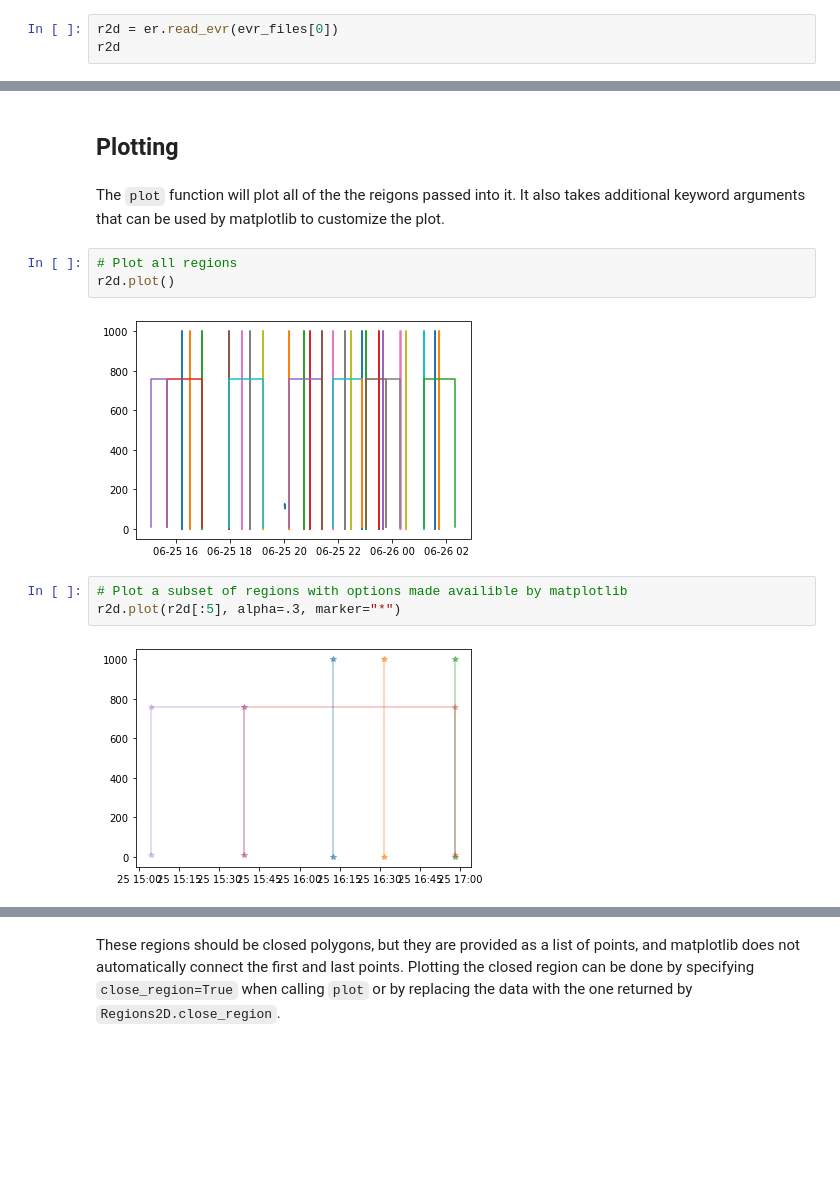
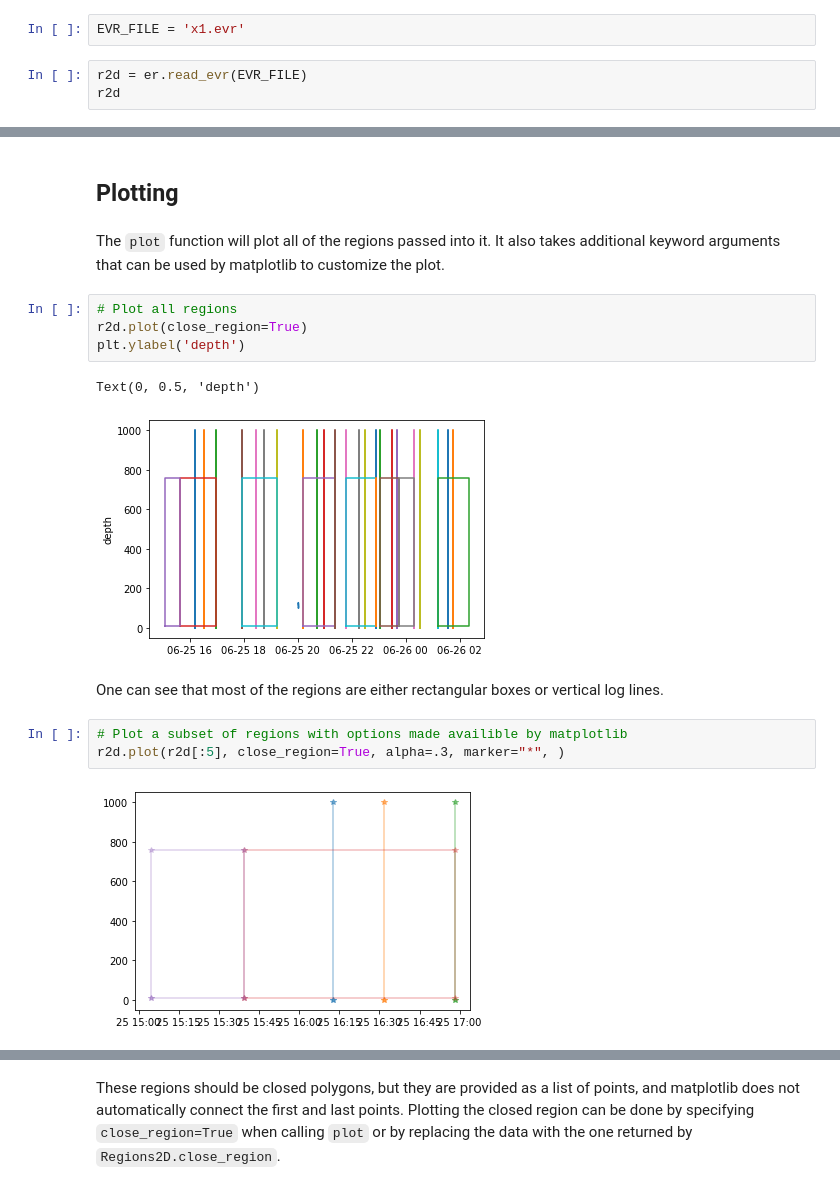
Before and after one commit to OSOceanAcoustics/echoregions, a Jupyter notebook: notebooks/Regions2D_functions.ipynb, the cells around one changed output, grey strips where cells are left out. Cells and saved outputs as stored; diff of their text form; blank space fills up the shorter version.

Commit message:
Regions 2D functions examples with files from Google drive

```diff
--- a/notebooks/Regions2D_functions.ipynb
+++ b/notebooks/Regions2D_functions.ipynb
@@ -27,5 +41,7 @@ raw_files = list(raw_paths.glob('*.nc'))
+# %%
+EVR_FILE = 'x1.evr'
 # %%
-r2d = er.read_evr(evr_files[0])
+r2d = er.read_evr(EVR_FILE)
 r2d
 # %% [output]
 <echoregions.formats.regions2d.Regions2D at 0x...>
@@ -157,17 +220,21 @@ r2d.select_sonar_file(raw_files, [9, 10, 11])
 # %% [markdown]
 ## Plotting
 # %% [markdown]
-The `plot` function will plot all of the the reigons passed into it. It also takes additional keyword arguments that can be used by matplotlib to customize the plot.
+The `plot` function will plot all of the regions passed into it. It also takes additional keyword arguments that can be used by matplotlib to customize the plot.
 # %%
 # Plot all regions
-r2d.plot()
+r2d.plot(close_region=True)
+plt.ylabel('depth')
 # %% [output]
+Text(0, 0.5, 'depth')
-[figure, old version]
+[figure, new version]
+# %% [markdown]
+One can see that most of the regions are either rectangular boxes or vertical log lines.
 # %%
 # Plot a subset of regions with options made availible by matplotlib
-r2d.plot(r2d[:5], alpha=.3, marker="*")
+r2d.plot(r2d[:5], close_region=True, alpha=.3, marker="*", )
 # %% [output]
-[figure, old version]
+[figure, new version]
 # %%
 # Plot a region by region ID
 r2d.plot(11)
```
Also changed, not shown: parts of 45 cells of this notebook.
